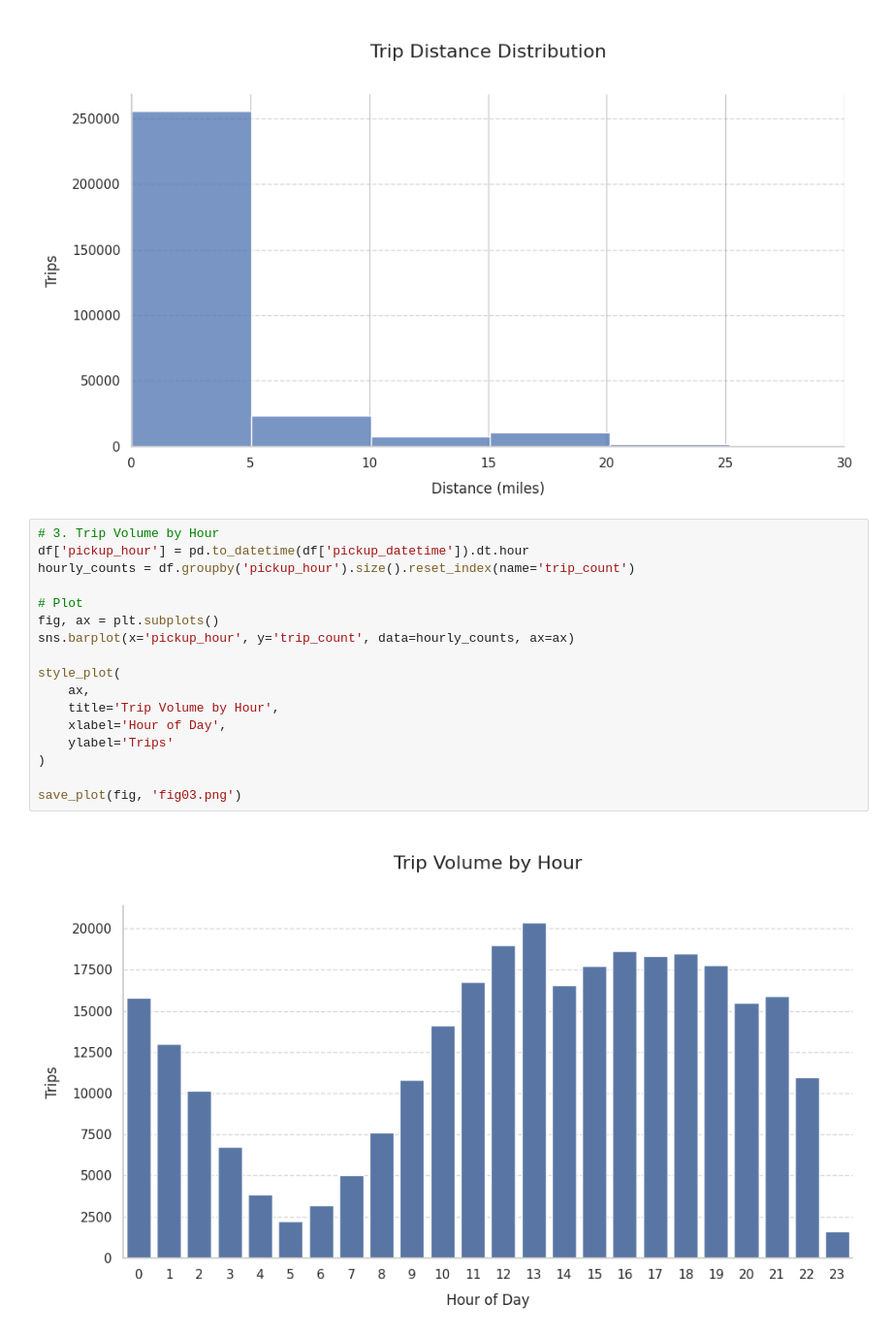
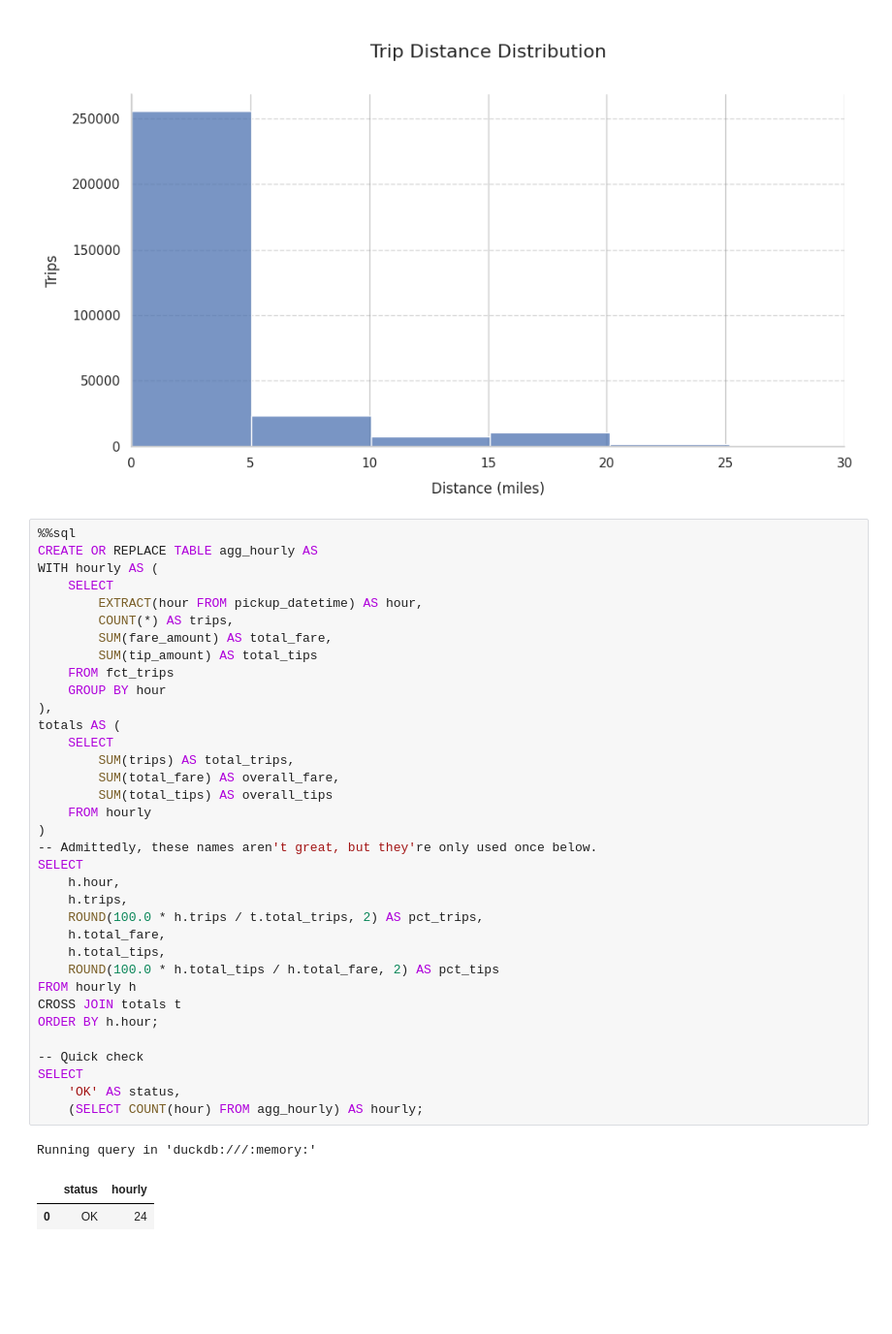
Before and after one commit to jgafnea/taxi-eda, a Jupyter notebook: notebooks/eda.ipynb, the cells around one changed output. Shown: that part at 97% size. Drawn from its saved outputs; the diff is of its cells as text; blank space fills up the shorter version.

```diff
--- a/notebooks/eda.ipynb
+++ b/notebooks/eda.ipynb
@@ -219,22 +219,42 @@ style_plot(
 save_plot(fig, 'fig02.png')
 # %% [output]
 [figure]
-# %%
-# 3. Trip Volume by Hour
-df['pickup_hour'] = pd.to_datetime(df['pickup_datetime']).dt.hour
-hourly_counts = df.groupby('pickup_hour').size().reset_index(name='trip_count')
-
-# Plot
-fig, ax = plt.subplots()
-sns.barplot(x='pickup_hour', y='trip_count', data=hourly_counts, ax=ax)
-
-style_plot(
-    ax,
-    title='Trip Volume by Hour',
-    xlabel='Hour of Day',
-    ylabel='Trips'
-)
-
-save_plot(fig, 'fig03.png')
-# %% [output]
-[figure, removed]
+# %%
+%%sql
+CREATE OR REPLACE TABLE agg_hourly AS
+WITH hourly AS (
+    SELECT
+        EXTRACT(hour FROM pickup_datetime) AS hour,
+        COUNT(*) AS trips,
+        SUM(fare_amount) AS total_fare,
+        SUM(tip_amount) AS total_tips
+    FROM fct_trips
+    GROUP BY hour
+),
+totals AS (
+    SELECT
+        SUM(trips) AS total_trips,
+        SUM(total_fare) AS overall_fare,
+        SUM(total_tips) AS overall_tips
+    FROM hourly
+)
+-- Admittedly, these names aren't great, but they're only used once below.
+SELECT
+    h.hour,
+    h.trips,
+    ROUND(100.0 * h.trips / t.total_trips, 2) AS pct_trips,
+    h.total_fare,
+    h.total_tips,
+    ROUND(100.0 * h.total_tips / h.total_fare, 2) AS pct_tips
+FROM hourly h
+CROSS JOIN totals t
+ORDER BY h.hour;
+
+-- Quick check
+SELECT
+    'OK' AS status,
+    (SELECT COUNT(hour) FROM agg_hourly) AS hourly;
+# %% [output]
+Running query in 'duckdb:///:memory:'
+|  | status | hourly |
+| 0 | OK | 24 |
```
Also changed, not shown: parts of 4 cells of this notebook.
